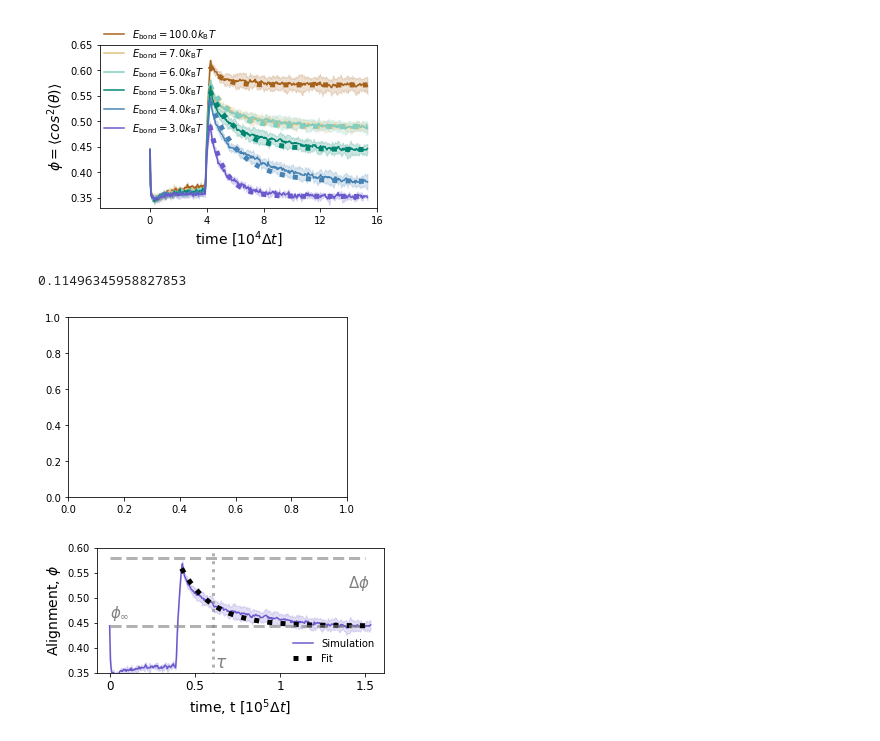
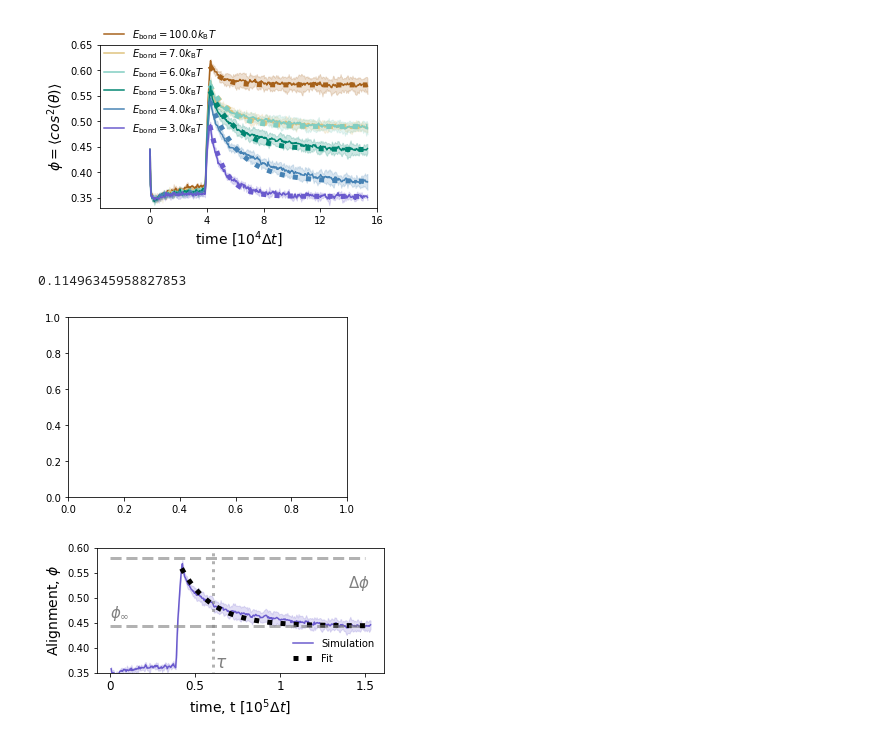
Before and after one commit to Billie1717/CollagenIVProject, a Jupyter notebook: Data_and_Figures/TechnicalProject/Fig_Relaxation/AlignmentRelaxation.ipynb, the cells around one changed output. Cells and saved outputs as stored; diff of their text form; code cells hidden in the pictures.

Commit message:
added new figure for relaxation without initial tail

```diff
--- a/Data_and_Figures/TechnicalProject/Fig_Relaxation/AlignmentRelaxation.ipynb
+++ b/Data_and_Figures/TechnicalProject/Fig_Relaxation/AlignmentRelaxation.ipynb
@@ -77,37 +77,37 @@ fig.savefig(plotsdir+'Multiple_Ebind_Relax.pdf')
 ## One example ##
 fig,ax = plt.subplots(figsize = (5,3.3))
 fig,ax = plt.subplots(figsize = (5,2.7))
-
+indstart=2
 print(phi0Save)
-ax.plot(np.multiply(time,frame),AvMsqSave,alpha = 1,color = clrs[e],label = "Simulation")
-ax.fill_between(np.multiply(time,frame),np.add(AvMsqSave,AvMsqStdSave),np.add(AvMsqSave,-AvMsqStdSave),alpha = 0.2,color = clrs[e])
+ax.plot(np.multiply(time[indstart:],frame),AvMsqSave[indstart:],alpha = 1,color = clrs[e],label = "Simulation")
+ax.fill_between(np.multiply(time[indstart:],frame),np.add(AvMsqSave[indstart:],AvMsqStdSave[indstart:]),np.add(AvMsqSave[indstart:],-AvMsqStdSave[indstart:]),alpha = 0.2,color = clrs[e])
 ax.plot(np.multiply(time[t_postStretch:],frame),phiThSave,color = 'black',linestyle = ':',linewidth = 5,label = "Fit")
 ax.plot([tauSave*frame+time[t_postStretch]*frame,tauSave*frame+time[t_postStretch]*frame],[0.33,0.6],linestyle = ':',linewidth = 3,alpha = 0.6,color = 'gray') #'tab:blue'
 #ax[x].plot(np.multiply(time[t_postStretch:],frame),phiTheory,color = clrs[e],linestyle = ':',linewidth = 5)
 #ax.plot([np.multiply(tau+time[t_postStretch],frame),np.multiply(tau+time[t_postStretch],frame)],[0.3,0.6],color = clrs[e])
 ax.plot([0,150000],[phiinfSave, phiinfSave],linestyle = '--',linewidth = 3,alpha = 0.6,color = 'gray')
 ax.plot([0,150000],[phi0Save+phiinfSave+0.02,phi0Save+phiinfSave+0.02],linestyle = '--',linewidth = 3,alpha = 0.6,color = 'gray') #tab:brown
 #ax.plot([0,150],[phi0+phi_inf,phi0+phi_inf],linestyle = '--',color = cmap(0.5/2))
 text1 = r"$\tau$"
 #text2 = r"$\Delta\phi+\phi_{\infty}$"
 text3 = r"$\phi_{\infty}$"
 text4 = r"$\Delta\phi$"
 
 ax.text(62000,0.36,text1,fontsize = 17,color = 'gray')
 ax.text(0,0.46,text3,fontsize = 15,color = 'gray')
 #ax.text(65000,0.54,text2,fontsize = 15,color = 'gray')
 ax.text(140000,0.52,text4,fontsize = 15,color = 'gray')
 #ax.set_title("stretch = "+xStretchesL[x]+"%")
 ax.set_xlabel(r"time, t [$10^5\Delta t$]",fontsize =fs)
 ax.set_ylabel(r'Alignment, $\phi = \langle cos^{2}(\theta)\rangle$',fontsize =fs)
 ax.set_ylabel(r'Alignment, $\phi$',fontsize =fs)
 ax.set_xticks([0,50000,100000,150000],['0','0.5','1','1.5'],fontsize = 12)
 #ax.set_title(r'$\phi = \Delta\phi_{\mathrm{rel}}e^{-t/\tau} + \phi_{t\rightarrow\infty}$',fontsize = 16)
 ax.set_ylim([0.35,0.6])
 ax.legend(frameon=False)
 fig.tight_layout()
-fig.savefig(plotsdir +"Phi_Example_long_V2.pdf")
+fig.savefig(plotsdir +"Phi_Example_long_V3.pdf")
 # %% [output]
 0.11496345958827853
 [figure]
-[figure, old version]
+[figure, new version]
```
Also changed, not shown: 6 other files.
